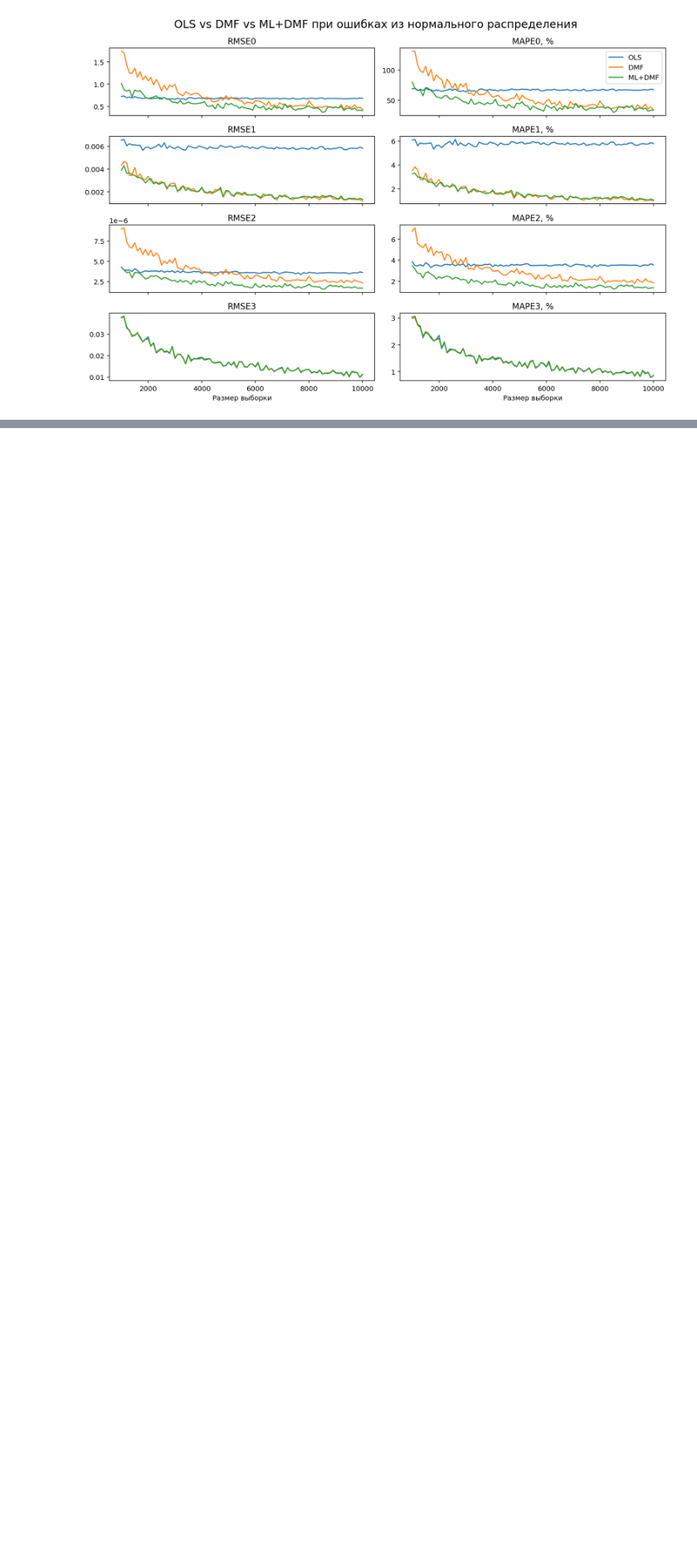
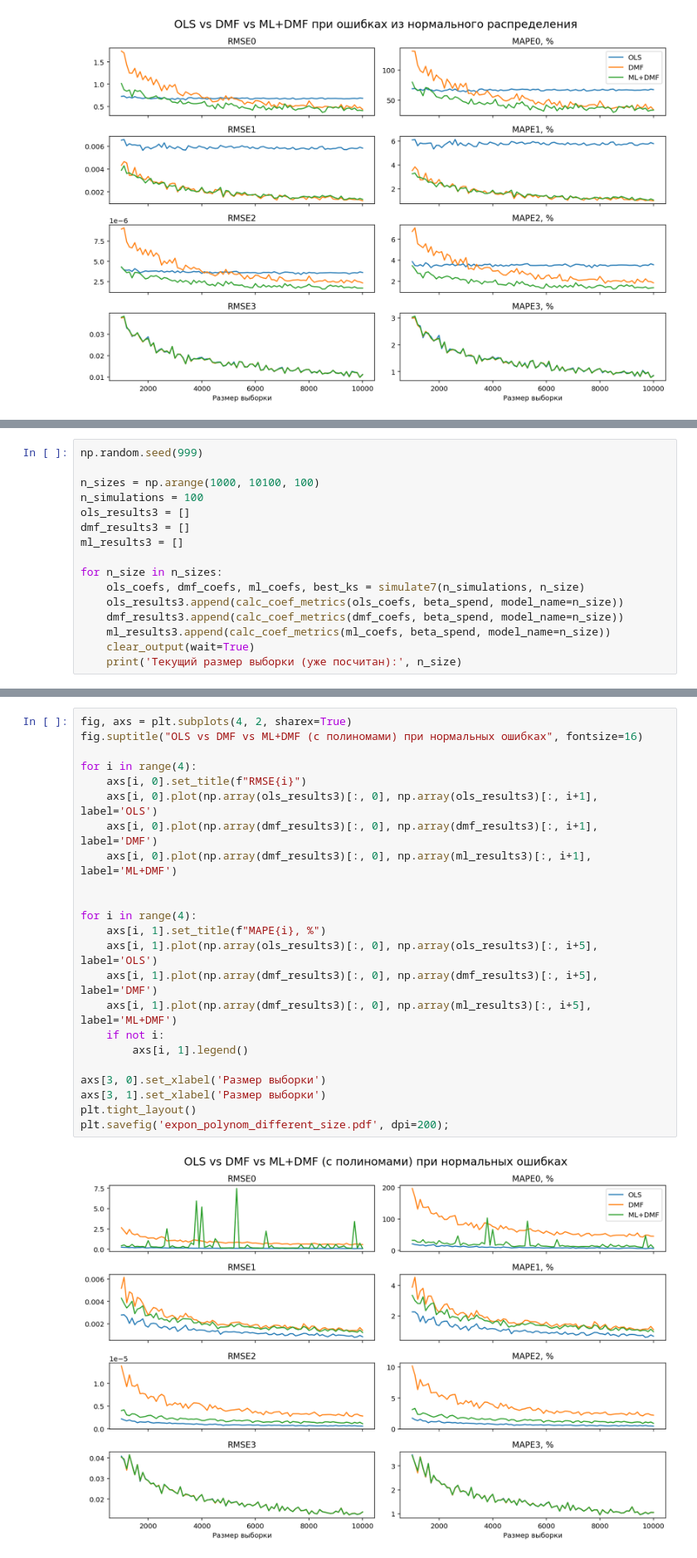
Before and after one commit to Markusiko/Diploma, a Jupyter notebook: ML_vs_DMF/Boosting_probas.ipynb, the cells around one changed output, grey strips where cells are left out. Shown at 83% size. Cells and saved outputs as stored; diff of their text form; blank space fills up the shorter version.

Commit message:
added comparing polynoms with different sample sizes

```diff
--- a/ML_vs_DMF/Boosting_probas.ipynb
+++ b/ML_vs_DMF/Boosting_probas.ipynb
@@ -1276,0 +1366,16 @@ plt.savefig('mnorm_different_size.pdf', dpi=200);
+# %%
+np.random.seed(999)
+
+n_sizes = np.arange(1000, 10100, 100)
+n_simulations = 100
+ols_results3 = []
+dmf_results3 = []
+ml_results3 = []
+
+for n_size in n_sizes:
+    ols_coefs, dmf_coefs, ml_coefs, best_ks = simulate7(n_simulations, n_size)
+    ols_results3.append(calc_coef_metrics(ols_coefs, beta_spend, model_name=n_size))
+    dmf_results3.append(calc_coef_metrics(dmf_coefs, beta_spend, model_name=n_size))
+    ml_results3.append(calc_coef_metrics(ml_coefs, beta_spend, model_name=n_size))
+    clear_output(wait=True)
+    print('Текущий размер выборки (уже посчитан):', n_size)
@@ -1276,0 +1384,25 @@ plt.savefig('mnorm_different_size.pdf', dpi=200);
+# %%
+fig, axs = plt.subplots(4, 2, sharex=True)
+fig.suptitle("OLS vs DMF vs ML+DMF (с полиномами) при нормальных ошибках", fontsize=16)
+
+for i in range(4):
+    axs[i, 0].set_title(f"RMSE{i}")
+    axs[i, 0].plot(np.array(ols_results3)[:, 0], np.array(ols_results3)[:, i+1], label='OLS')
+    axs[i, 0].plot(np.array(dmf_results3)[:, 0], np.array(dmf_results3)[:, i+1], label='DMF')
+    axs[i, 0].plot(np.array(dmf_results3)[:, 0], np.array(ml_results3)[:, i+1], label='ML+DMF')
+
+
+for i in range(4):
+    axs[i, 1].set_title(f"MAPE{i}, %")
+    axs[i, 1].plot(np.array(ols_results3)[:, 0], np.array(ols_results3)[:, i+5], label='OLS')
+    axs[i, 1].plot(np.array(dmf_results3)[:, 0], np.array(dmf_results3)[:, i+5], label='DMF')
+    axs[i, 1].plot(np.array(dmf_results3)[:, 0], np.array(ml_results3)[:, i+5], label='ML+DMF')
+    if not i:
+        axs[i, 1].legend()
+
+axs[3, 0].set_xlabel('Размер выборки')
+axs[3, 1].set_xlabel('Размер выборки')
+plt.tight_layout()
+plt.savefig('expon_polynom_different_size.pdf', dpi=200);
+# %% [output]
+[figure, added]
```
Also changed, not shown: parts of 12 cells of this notebook, 9 other files.
